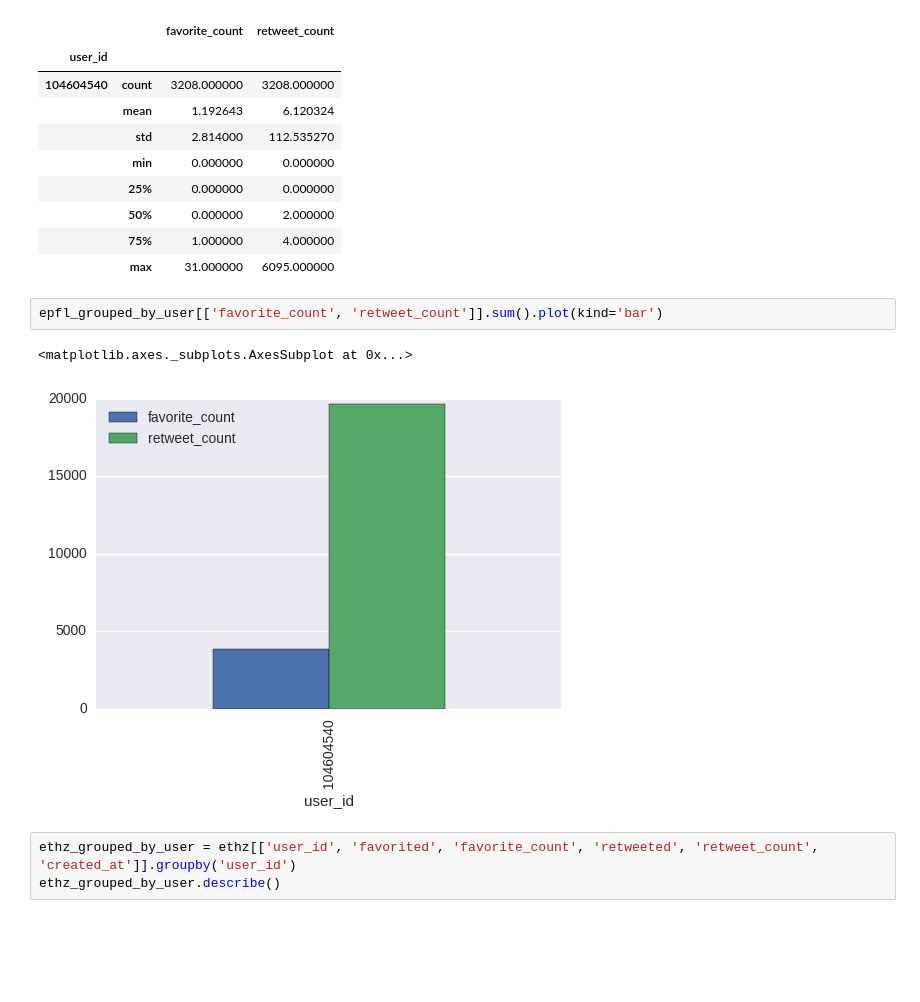
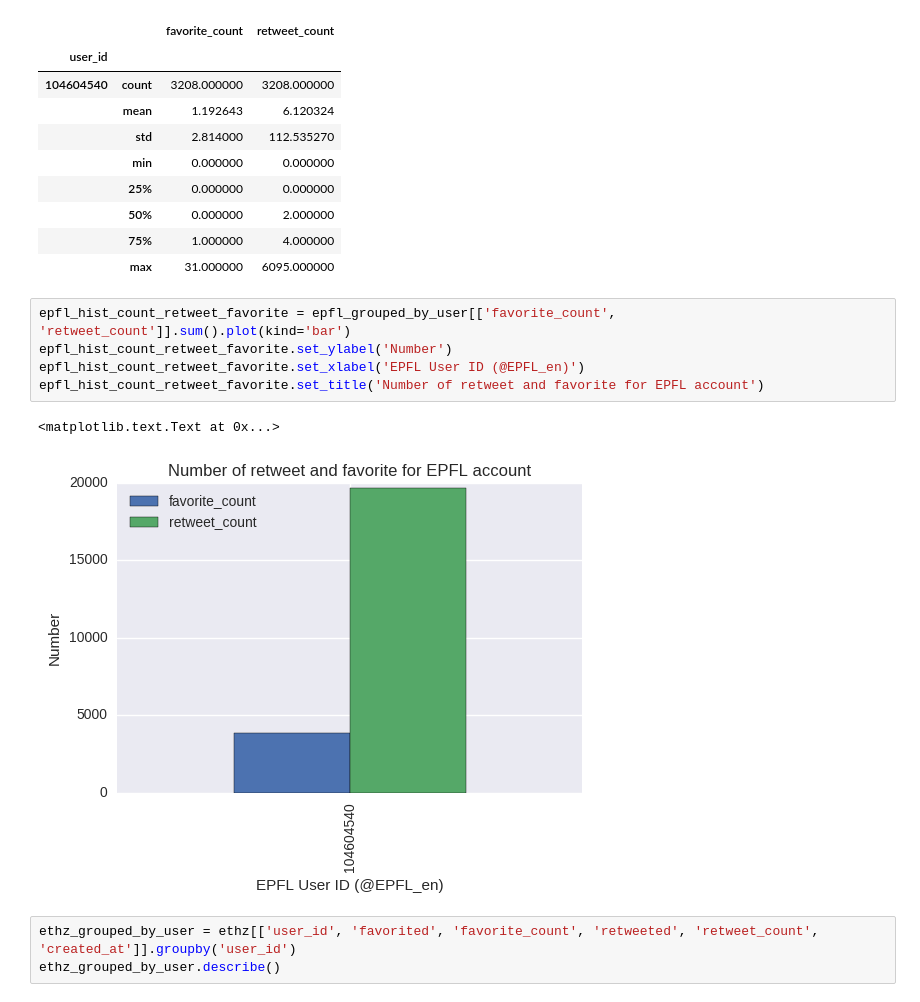
Before and after one commit to antitoine/ADAEPFL-Final, a Jupyter notebook: Solutions Antoine Chabert.ipynb, the cells around one changed output. Cells and saved outputs as stored; diff of their text form; blank space fills up the shorter version.

```diff
--- a/Solutions Antoine Chabert.ipynb
+++ b/Solutions Antoine Chabert.ipynb
@@ -286,11 +294,14 @@ epfl_grouped_by_user.describe()
 |  | 50% | 0.000000 | 2.000000 |
 |  | 75% | 1.000000 | 4.000000 |
 |  | max | 31.000000 | 6095.000000 |
-# %%
-epfl_grouped_by_user[['favorite_count', 'retweet_count']].sum().plot(kind='bar')
-# %% [output]
-<matplotlib.axes._subplots.AxesSubplot at 0x...>
-[figure, removed]
+# %%
+epfl_hist_count_retweet_favorite = epfl_grouped_by_user[['favorite_count', 'retweet_count']].sum().plot(kind='bar')
+epfl_hist_count_retweet_favorite.set_ylabel('Number')
+epfl_hist_count_retweet_favorite.set_xlabel('EPFL User ID (@EPFL_en)')
+epfl_hist_count_retweet_favorite.set_title('Number of retweet and favorite for EPFL account')
+# %% [output]
+<matplotlib.text.Text at 0x...>
+[figure, added]
 # %%
 ethz_grouped_by_user = ethz[['user_id', 'favorited', 'favorite_count', 'retweeted', 'retweet_count', 'created_at']].groupby('user_id')
 ethz_grouped_by_user.describe()
```
Also changed, not shown: parts of 10 cells of this notebook.
